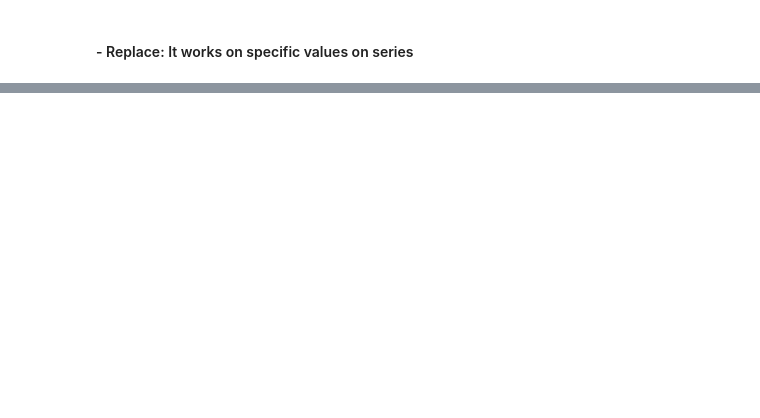
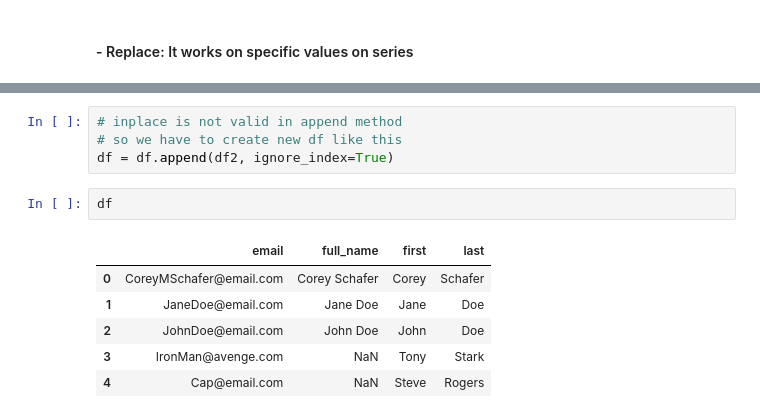
Before and after one commit to sakhawath19/Python, a Jupyter notebook: pandas/pandas_and_dict.ipynb, the cells around one changed output, grey strips where cells are left out. Drawn from its saved outputs; the diff is of its cells as text; blank space fills up the shorter version.

```diff
--- a/pandas/pandas_and_dict.ipynb
+++ b/pandas/pandas_and_dict.ipynb
@@ -473,0 +389,13 @@ Name: first, dtype: object
+# %%
+# inplace is not valid in append method
+# so we have to create new df like this
+df = df.append(df2, ignore_index=True)
+# %%
+df
+# %% [output]
+|  | email | full_name | first | last |
+| 0 | CoreyMSchafer@email.com | Corey Schafer | Corey | Schafer |
+| 1 | JaneDoe@email.com | Jane Doe | Jane | Doe |
+| 2 | JohnDoe@email.com | John Doe | John | Doe |
+| 3 | IronMan@avenge.com | NaN | Tony | Stark |
+| 4 | Cap@email.com | NaN | Steve | Rogers |
```
Also changed, not shown: parts of 72 cells of this notebook.
